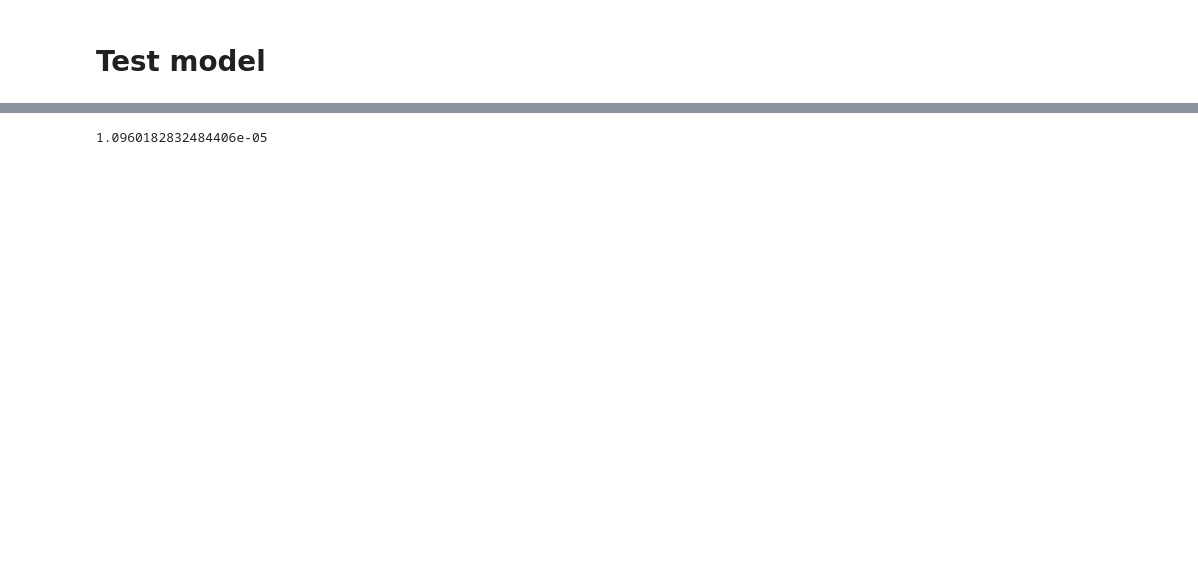
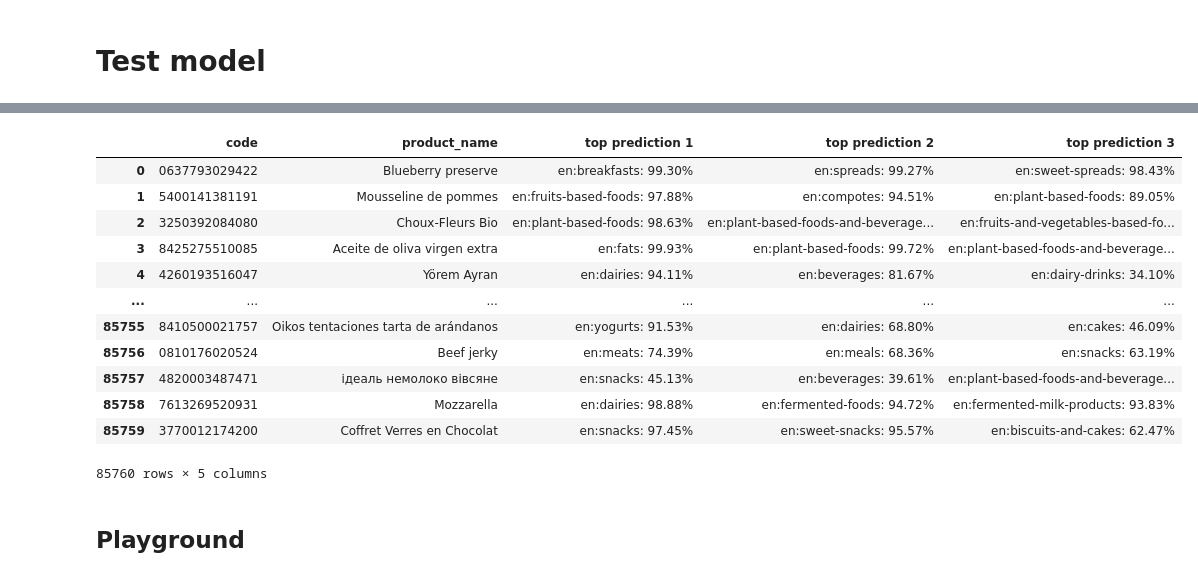
Before and after one commit to openfoodfacts/off-category-classification, a Jupyter notebook: experiments/Train.ipynb, the cells around one changed output, grey strips where cells are left out. Saved outputs shown, nothing was run; the diff lists cells and outputs as text; code cells hidden in the pictures; blank space fills up the shorter version.

```diff
--- a/experiments/Train.ipynb
+++ b/experiments/Train.ipynb
@@ -337,12 +607,14 @@ plot_training_stat(stats, 'binary_accuracy', ax2)
 # %% [markdown]
 # Save model and resources
 # %%
+MODEL_DIR = MODEL_BASE_DIR
+
 SAVED_MODEL_DIR = MODEL_DIR / 'saved_model'
 
 @tf.function
 def serving_func(*args, **kwargs):
-    preds = model(*args, **kwargs)
+    preds = agg_model(*args, **kwargs)
     return top_labeled_predictions(preds, categories_vocab, k=50)
 
-save_model(SAVED_MODEL_DIR, model, categories_vocab, serving_func)
+save_model(SAVED_MODEL_DIR, agg_model, categories_vocab, serving_func)
 # %% [output]
@@ -363,8 +633,19 @@ To enable them in other operations, rebuild TensorFlow with the appropriate comp
 # %%
-ds_test = load_dataset('off_categories', split=TEST_SPLIT)
+#ds_test = load_dataset('off_categories', split=TEST_SPLIT)
+
+pad_shapes_x = {
+      'ingredients_by_importance':[max_seq_len],
+      'product_name': [],
+      'ingredients_tags': [None],
+      'code': []
+      }
+
+ds_test = (load_dataset('off_categories', split=TEST_SPLIT, as_supervised = True)
+.apply(lambda x: ingredients_encode(x, supervised=False))
+)
 # %%
 %%time
 
-preds_test = m.predict(ds_test.padded_batch(128))
+preds_test = m.predict(ds_test.padded_batch(128, padded_shapes = pad_shapes_x))
 preds_test
 # %% [output]
@@ -431,5 +690,27 @@ pd.concat([extra_cols_test, pred_table_test], axis=1)
-# %%
-# codecarbon - stop tracking
-tracker.stop()
-# %% [output]
-1.0960182832484406e-05
+# %%
+# Same data, but pretty
+pred_table_test = top_predictions_table(top_preds_test)
+
+# Add some interpretable features to the final table
+# Table must be row-aligned with predictions above (= taken from same data sample)
+extra_cols_test = as_dataframe(
+    select_features(ds_test, ['code', 'product_name'], supervised=False)
+    )
+
+pd.concat([extra_cols_test, pred_table_test], axis=1)
+# %% [output]
+|  | code | product_name | top prediction 1 | top prediction 2 | top prediction 3 |
+| 0 | 0637793029422 | Blueberry preserve | en:breakfasts: 99.30% | en:spreads: 99.27% | en:sweet-spreads: 98.43% |
+| 1 | 5400141381191 | Mousseline de pommes | en:fruits-based-foods: 97.88% | en:compotes: 94.51% | en:plant-based-foods: 89.05% |
+| 2 | 3250392084080 | Choux-Fleurs Bio | en:plant-based-foods: 98.63% | en:plant-based-foods-and-beverage... | en:fruits-and-vegetables-based-fo... |
+| 3 | 8425275510085 | Aceite de oliva virgen extra | en:fats: 99.93% | en:plant-based-foods: 99.72% | en:plant-based-foods-and-beverage... |
+| 4 | 4260193516047 | Yörem Ayran | en:dairies: 94.11% | en:beverages: 81.67% | en:dairy-drinks: 34.10% |
+| ... | ... | ... | ... | ... | ... |
+| 85755 | 8410500021757 | Oikos tentaciones tarta de arándanos | en:yogurts: 91.53% | en:dairies: 68.80% | en:cakes: 46.09% |
+| 85756 | 0810176020524 | Beef jerky | en:meats: 74.39% | en:meals: 68.36% | en:snacks: 63.19% |
+| 85757 | 4820003487471 | ідеаль немолоко вівсяне | en:snacks: 45.13% | en:beverages: 39.61% | en:plant-based-foods-and-beverage... |
+| 85758 | 7613269520931 | Mozzarella | en:dairies: 98.88% | en:fermented-foods: 94.72% | en:fermented-milk-products: 93.83% |
+| 85759 | 3770012174200 | Coffret Verres en Chocolat | en:snacks: 97.45% | en:sweet-snacks: 95.57% | en:biscuits-and-cakes: 62.47% |
+85760 rows × 5 columns
+# %% [markdown]
+## Playground
```
Also changed, not shown: parts of 52 cells of this notebook, 3 other files.
